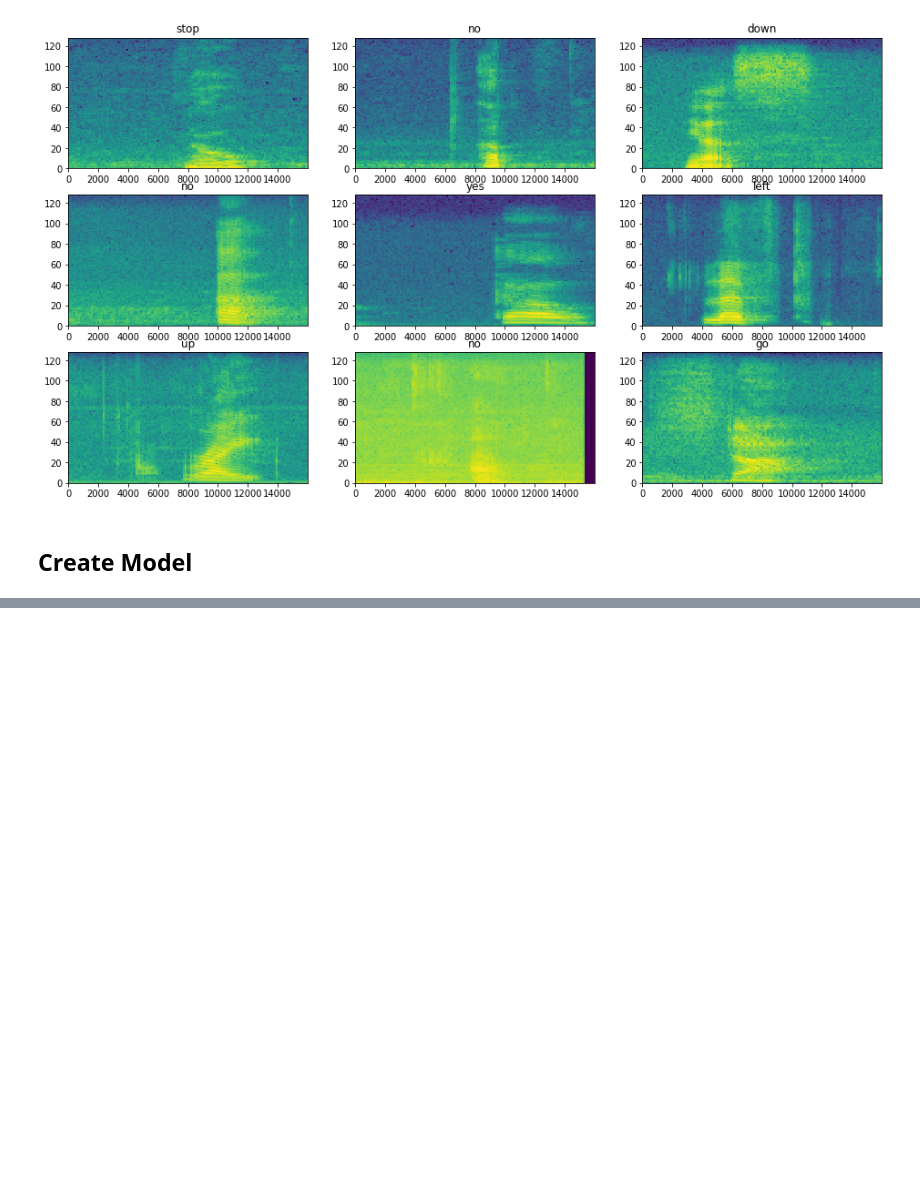
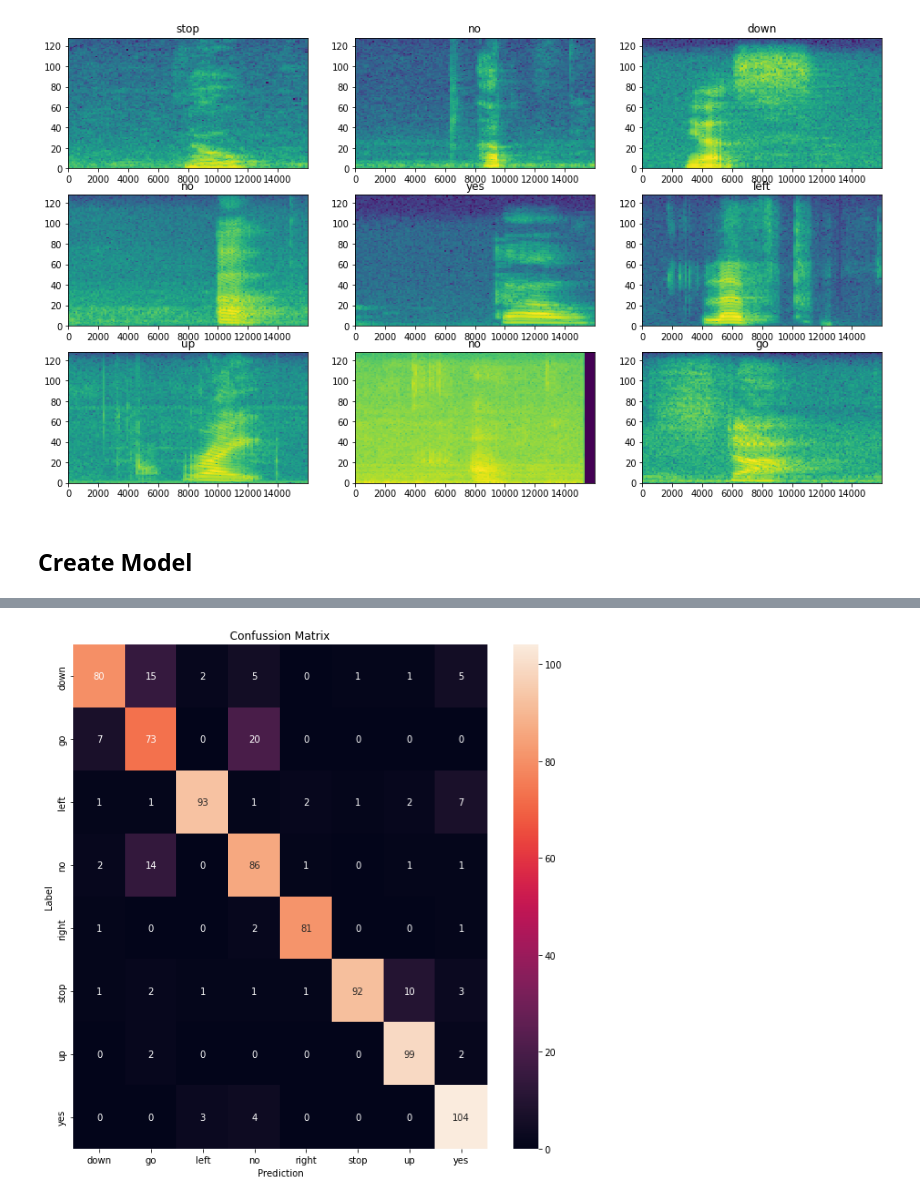
Before and after one commit to marcellinus-witarsah/speech-to-text-model, a Jupyter notebook: speech_to_text_models/train.ipynb, the cells around one changed output, grey strips where cells are left out. Drawn from its saved outputs; the diff is of its cells as text; code cells hidden in the pictures; blank space fills up the shorter version.

```diff
--- a/speech_to_text_models/train.ipynb
+++ b/speech_to_text_models/train.ipynb
@@ -367,0 +382,4 @@ Text(0.5, 1.0, 'cnn_model Accuracy vs Validation Accuracy')
+# %%
+y_pred = model.predict(test_spectrogram_ds)
+y_pred = tf.argmax(y_pred, axis=1)
+y_true = tf.concat(list(test_spectrogram_ds.map(lambda spectrogram, label: label)), axis=0)
@@ -367,0 +388,13 @@ Text(0.5, 1.0, 'cnn_model Accuracy vs Validation Accuracy')
+# %%
+confusion_matrix = tf.math.confusion_matrix(y_true, y_pred)
+plt.figure(figsize=(10,10))
+sns.heatmap(confusion_matrix,
+            xticklabels=class_names,
+            yticklabels=class_names,
+            annot=True, fmt='g')
+plt.xlabel('Prediction')
+plt.ylabel('Label')
+plt.title('Confussion Matrix')
+plt.show()
+# %% [output]
+[figure, added]
```
Also changed, not shown: parts of 10 cells of this notebook.
